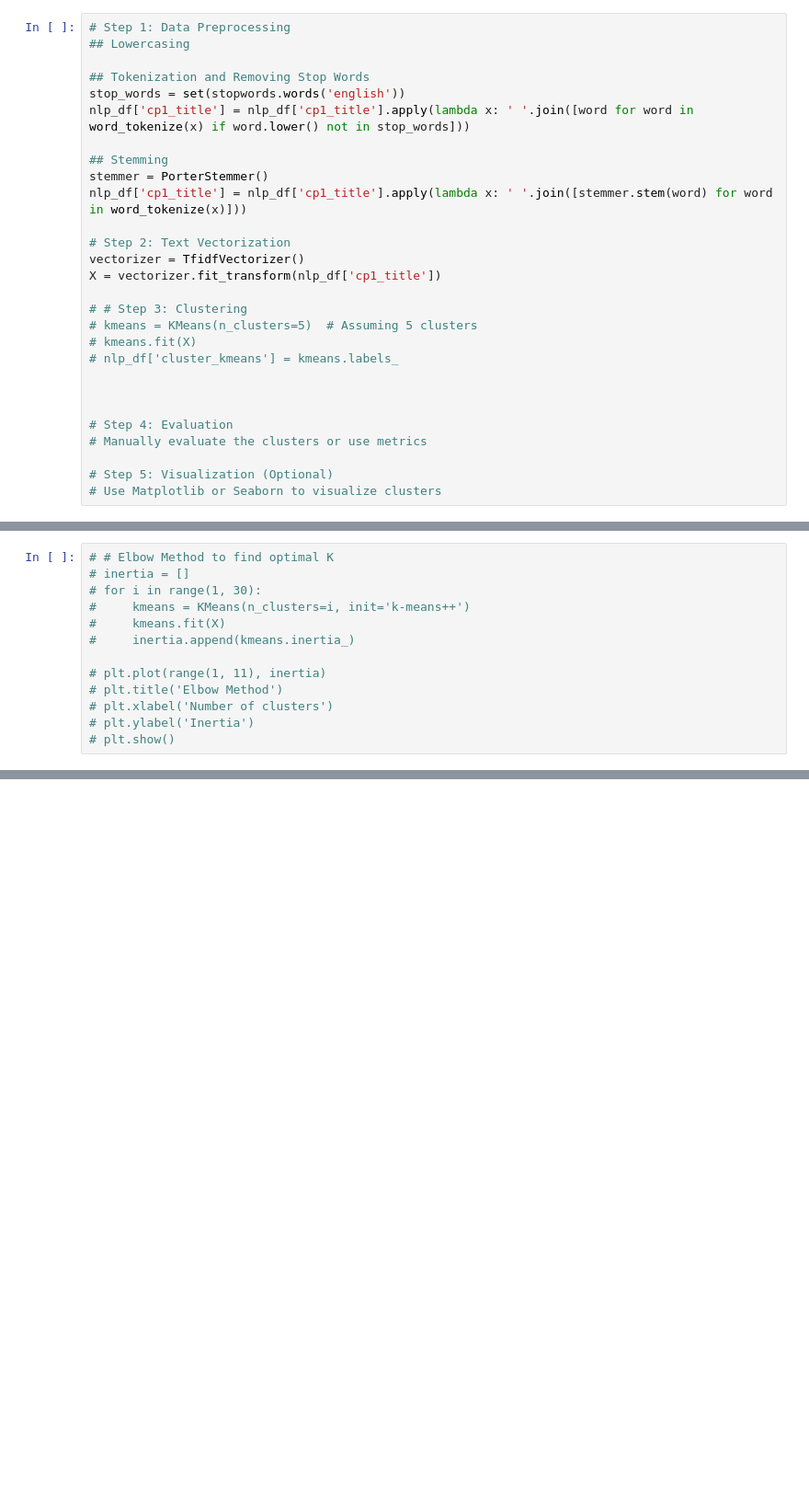
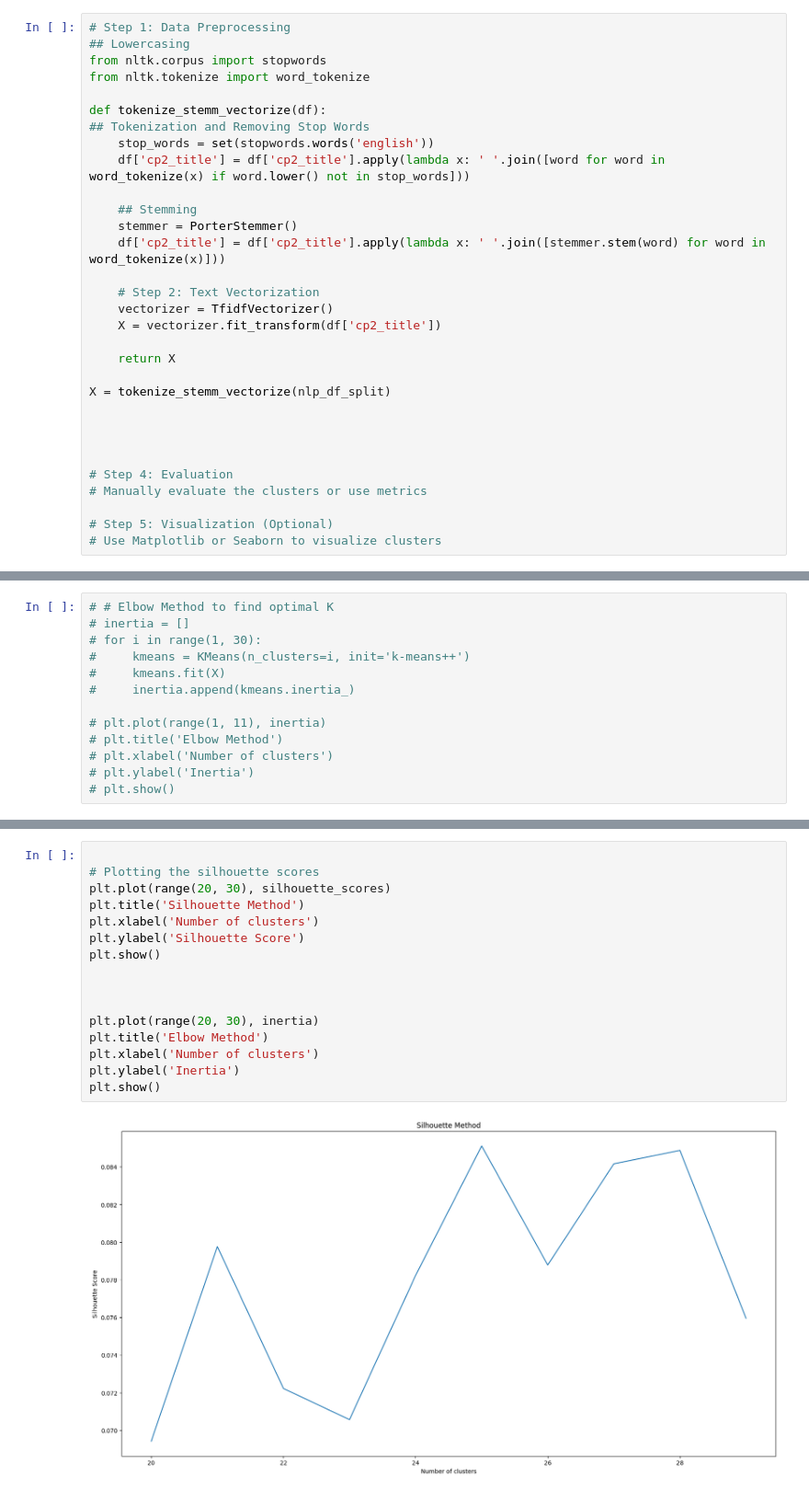
Before and after one commit to domenicsawatzki/IH_final_project_data-jobs, a Jupyter notebook: NLP_processing_job_title.ipynb, the cells around one changed output, grey strips where cells are left out. Shown at 92% size. Drawn from its saved outputs; the diff is of its cells as text; blank space fills up the shorter version.

Commit message:
kmean_cluster1

```diff
--- a/NLP_processing_job_title.ipynb
+++ b/NLP_processing_job_title.ipynb
@@ -171,23 +224,26 @@ import matplotlib.pyplot as plt
 # %%
 # Step 1: Data Preprocessing
 ## Lowercasing
+from nltk.corpus import stopwords
+from nltk.tokenize import word_tokenize
 
+def tokenize_stemm_vectorize(df):
 ## Tokenization and Removing Stop Words
-stop_words = set(stopwords.words('english'))
-nlp_df['cp1_title'] = nlp_df['cp1_title'].apply(lambda x: ' '.join([word for word in word_tokenize(x) if word.lower() not in stop_words]))
+    stop_words = set(stopwords.words('english'))
+    df['cp2_title'] = df['cp2_title'].apply(lambda x: ' '.join([word for word in word_tokenize(x) if word.lower() not in stop_words]))
 
-## Stemming
-stemmer = PorterStemmer()
-nlp_df['cp1_title'] = nlp_df['cp1_title'].apply(lambda x: ' '.join([stemmer.stem(word) for word in word_tokenize(x)]))
+    ## Stemming
+    stemmer = PorterStemmer()
+    df['cp2_title'] = df['cp2_title'].apply(lambda x: ' '.join([stemmer.stem(word) for word in word_tokenize(x)]))
 
-# Step 2: Text Vectorization
-vectorizer = TfidfVectorizer()
-X = vectorizer.fit_transform(nlp_df['cp1_title'])
+    # Step 2: Text Vectorization
+    vectorizer = TfidfVectorizer()
+    X = vectorizer.fit_transform(df['cp2_title'])
 
-# # Step 3: Clustering
-# kmeans = KMeans(n_clusters=5)  # Assuming 5 clusters
-# kmeans.fit(X)
-# nlp_df['cluster_kmeans'] = kmeans.labels_
+    return X
+
+X = tokenize_stemm_vectorize(nlp_df_split)
+
 
 
 
@@ -245,0 +311,18 @@ X = vectorizer.fit_transform(nlp_df['cp1_title'])
+# %%
+
+# Plotting the silhouette scores
+plt.plot(range(20, 30), silhouette_scores)
+plt.title('Silhouette Method')
+plt.xlabel('Number of clusters')
+plt.ylabel('Silhouette Score')
+plt.show()
+
+
+
+plt.plot(range(20, 30), inertia)
+plt.title('Elbow Method')
+plt.xlabel('Number of clusters')
+plt.ylabel('Inertia')
+plt.show()
+# %% [output]
+[figure, added]
```
Also changed, not shown: parts of 23 cells of this notebook, 2 other files.
